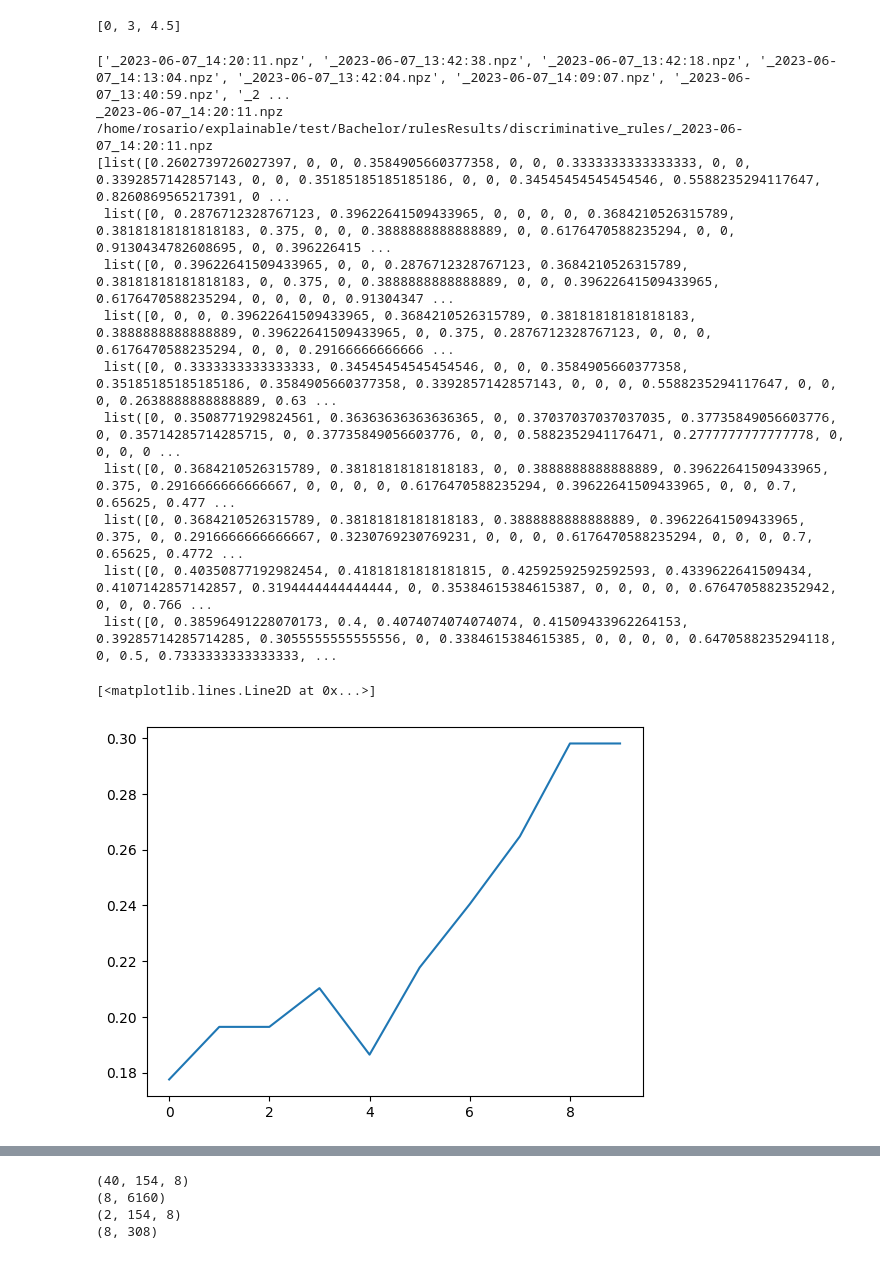
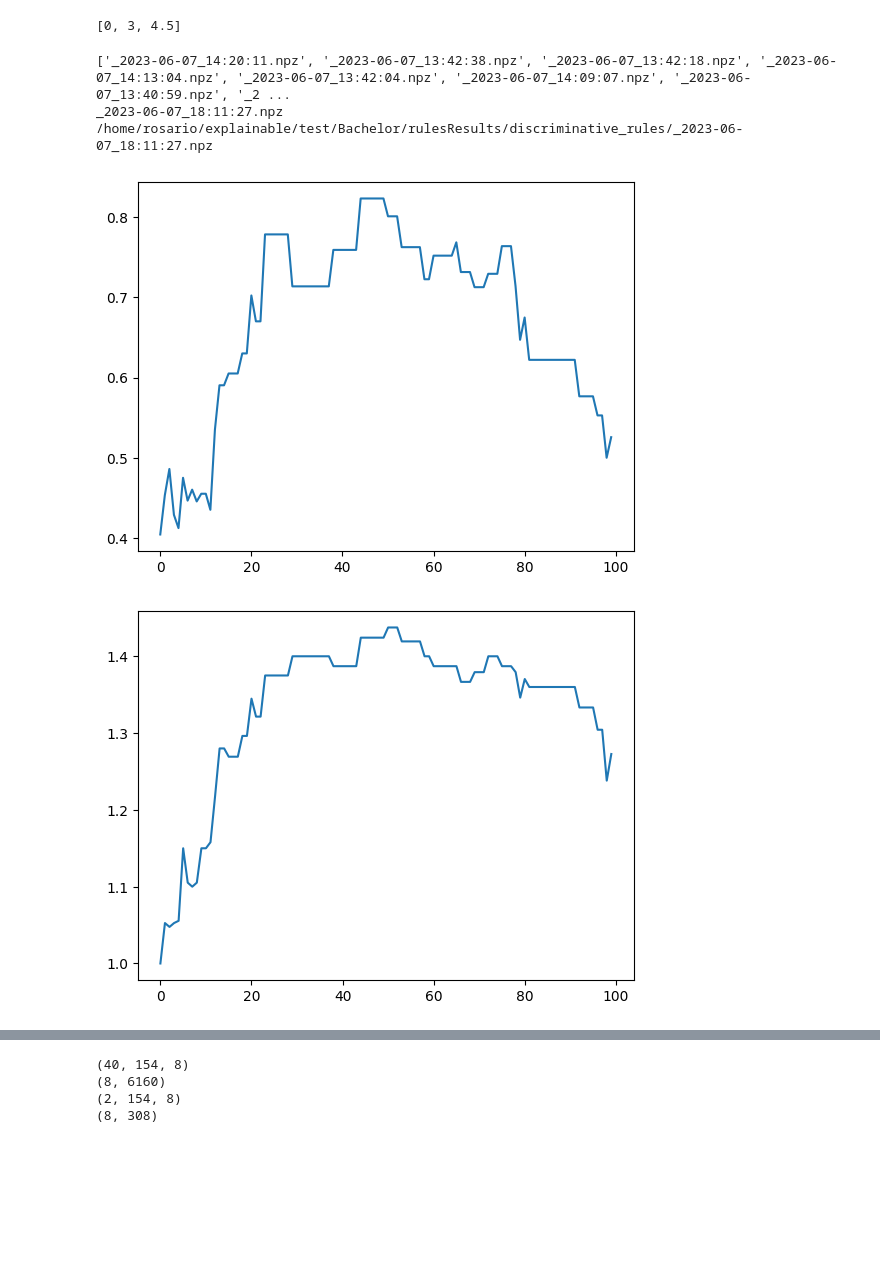
Before and after one commit to VellaRo/Bachelor, a Jupyter notebook: MYCEGA_w_gradientsTABULAR copy.ipynb, the cells around one changed output, grey strips where cells are left out. Saved outputs shown, nothing was run; the diff lists cells and outputs as text; code cells hidden in the pictures; blank space fills up the shorter version.

```diff
--- a/MYCEGA_w_gradientsTABULAR copy.ipynb
+++ b/MYCEGA_w_gradientsTABULAR copy.ipynb
@@ -16,7 +16,7 @@ seedObject = TorchRandomSeed.TorchRandomSeed(seed=1)
 
 with seedObject:
     droplist = []#["BloodPressure", "Pregnancies", "Age", "SkinThickness"]
-    num_epochs = 2
+    num_epochs = 5
     batch_size = 32
     test_size = 0.2 # is going to be split again in eval and test
     device = "cuda:0" if torch.cuda.is_available() else "cpu"
@@ -358,35 +367,40 @@ test
 # %%
 #plot
 pathToDiscriminative_rules = "/home/rosario/explainable/test/Bachelor/rulesResults/discriminative_rules/"
 pathToCharachteristic_rules = "/home/rosario/explainable/test/Bachelor/rulesResults/charachteristic_rules"
 resultPaths_dicriminative_rules = os.listdir(pathToDiscriminative_rules)
 resultPaths_charachteristic_rules = os.listdir(pathToCharachteristic_rules)
 
 print(resultPaths_dicriminative_rules)
 resultPaths_dicriminative_rules= np.sort(resultPaths_dicriminative_rules)
 print(resultPaths_dicriminative_rules[-1])
 
 mostRecentResultPaths_discriminative = pathToDiscriminative_rules + (resultPaths_dicriminative_rules[-1])
 print(mostRecentResultPaths_discriminative)
 
 #/home/rosario/explainable/test/Bachelor/rulesResults/discriminative_rules/_2023-06-07 12:18:40.npz
 
 data = utils.loadData(mostRecentResultPaths_discriminative)
 #print(data["rulePrecisionList_overIterations"])
-plt.plot(calculate_mean_of_lists(data["rulePrecisionList_overIterations"]))
+#rules_list_overIterations
+#labelList_rules_overIterations
+#rulePrecisionList_overIterations
+#predictionComparisonList_overIterations
+#rulesComplexityList_overIterations                  )
+plt.show()
+plt.plot(calculate_mean_of_lists(data["ruleSupportList_overIterations"]))
+plt.show()
+plt.plot(calculate_mean_of_lists(data["rulesComplexityList_overIterations"]))
+plt.show()
+plt.plot(data["coverageList_overIterations"])
+plt.show()
+plt.plot(data["numberOfGeneratedRules_overIterations"])
+plt.show()
+plt.plot(data["jaccardSimilarity_overIterations"])
+plt.show()
 # %% [output]
 ['_2023-06-07_14:20:11.npz', '_2023-06-07_13:42:38.npz', '_2023-06-07_13:42:18.npz', '_2023-06-07_14:13:04.npz', '_2023-06-07_13:42:04.npz', '_2023-06-07_14:09:07.npz', '_2023-06-07_13:40:59.npz', '_2 ...
-_2023-06-07_14:20:11.npz
-/home/rosario/explainable/test/Bachelor/rulesResults/discriminative_rules/_2023-06-07_14:20:11.npz
-[list([0.2602739726027397, 0, 0, 0.3584905660377358, 0, 0, 0.3333333333333333, 0, 0, 0.3392857142857143, 0, 0, 0.35185185185185186, 0, 0, 0.34545454545454546, 0.5588235294117647, 0.8260869565217391, 0 ...
- list([0, 0.2876712328767123, 0.39622641509433965, 0, 0, 0, 0, 0.3684210526315789, 0.38181818181818183, 0.375, 0, 0, 0.3888888888888889, 0, 0.6176470588235294, 0, 0, 0.9130434782608695, 0, 0.396226415 ...
- list([0, 0.39622641509433965, 0, 0, 0.2876712328767123, 0.3684210526315789, 0.38181818181818183, 0, 0.375, 0, 0.3888888888888889, 0, 0, 0.39622641509433965, 0.6176470588235294, 0, 0, 0, 0, 0.91304347 ...
- list([0, 0, 0, 0.39622641509433965, 0.3684210526315789, 0.38181818181818183, 0.3888888888888889, 0.39622641509433965, 0, 0.375, 0.2876712328767123, 0, 0, 0, 0.6176470588235294, 0, 0, 0.29166666666666 ...
- list([0, 0.3333333333333333, 0.34545454545454546, 0, 0, 0.3584905660377358, 0.35185185185185186, 0.3584905660377358, 0.3392857142857143, 0, 0, 0, 0.5588235294117647, 0, 0, 0, 0.2638888888888889, 0.63 ...
- list([0, 0.3508771929824561, 0.36363636363636365, 0, 0.37037037037037035, 0.37735849056603776, 0, 0.35714285714285715, 0, 0.37735849056603776, 0, 0, 0.5882352941176471, 0.2777777777777778, 0, 0, 0, 0 ...
- list([0, 0.3684210526315789, 0.38181818181818183, 0, 0.3888888888888889, 0.39622641509433965, 0.375, 0.2916666666666667, 0, 0, 0, 0, 0.6176470588235294, 0.39622641509433965, 0, 0, 0.7, 0.65625, 0.477 ...
- list([0, 0.3684210526315789, 0.38181818181818183, 0.3888888888888889, 0.39622641509433965, 0.375, 0, 0.2916666666666667, 0.3230769230769231, 0, 0, 0, 0.6176470588235294, 0, 0, 0, 0.7, 0.65625, 0.4772 ...
- list([0, 0.40350877192982454, 0.41818181818181815, 0.42592592592592593, 0.4339622641509434, 0.4107142857142857, 0.3194444444444444, 0, 0.35384615384615387, 0, 0, 0, 0, 0.6764705882352942, 0, 0, 0.766 ...
- list([0, 0.38596491228070173, 0.4, 0.4074074074074074, 0.41509433962264153, 0.39285714285714285, 0.3055555555555556, 0, 0.3384615384615385, 0, 0, 0, 0, 0.6470588235294118, 0, 0.5, 0.7333333333333333, ...
+_2023-06-07_18:11:27.npz
+/home/rosario/explainable/test/Bachelor/rulesResults/discriminative_rules/_2023-06-07_18:11:27.npz
-[<matplotlib.lines.Line2D at 0x...>]
-[figure, old version]
+[figure, new version]
+[figure, added]
```
Also changed, not shown: parts of 12 cells of this notebook, 3 other files.
